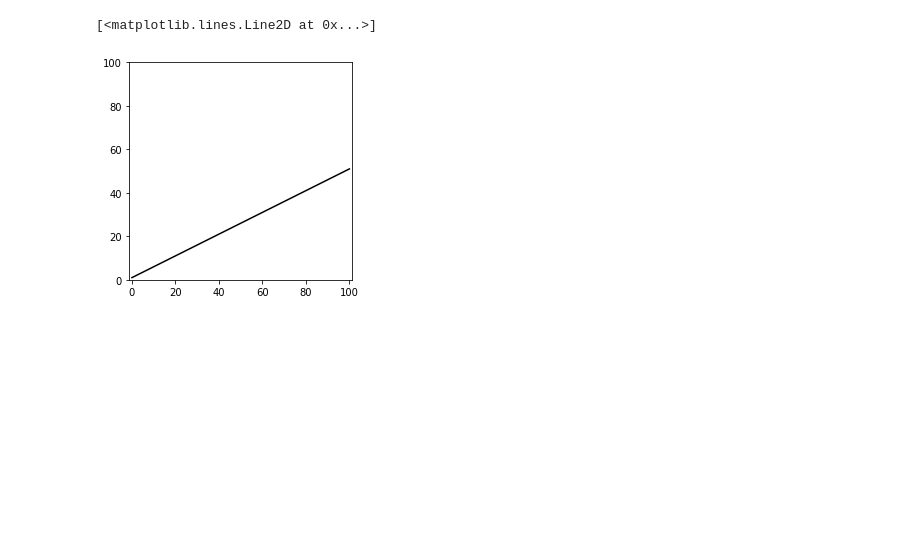
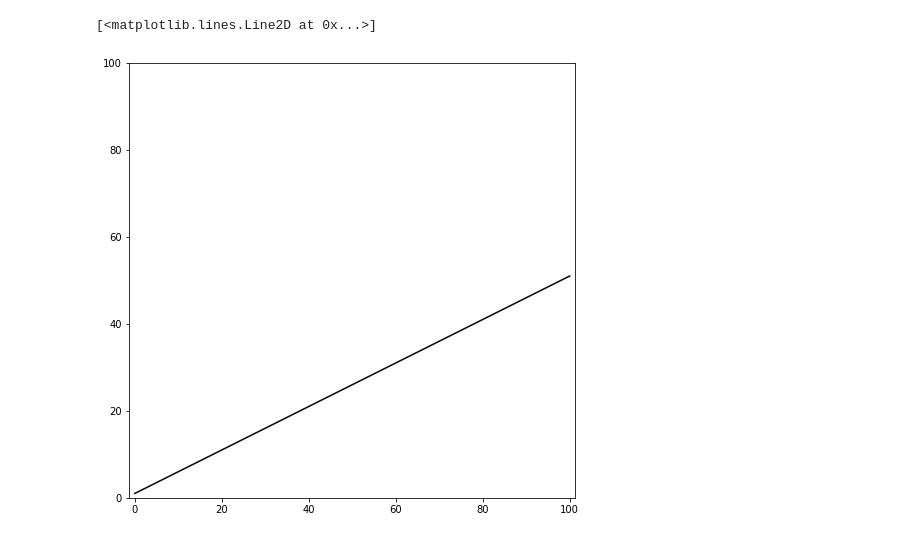
Before and after one commit to vcg-uvic/csc205, a Jupyter notebook: notebooks/lecture-04-drawing-a-line-part1.ipynb, the cells around one changed output. Saved outputs shown, nothing was run; the diff lists cells and outputs as text; code cells hidden in the pictures; blank space fills up the shorter version.

```diff
--- a/notebooks/lecture-04-drawing-a-line-part1.ipynb
+++ b/notebooks/lecture-04-drawing-a-line-part1.ipynb
@@ -8,17 +8,17 @@ from matplotlib import pyplot as plt
 # %%
 # This is a function to plot images using something called the matplotlib.
 # No need to understand it, just to show you how it works!
 x = np.linspace(0,100,100)
 
 fig = plt.figure()
 plt.axis("equal")
 plt.axis([0, 100, 0, 100])
-fig.set_size_inches(4, 4)
+fig.set_size_inches(8, 8)
 
 plt.plot(x, 0.5*x + 1, 'k')
 # %% [output]
 [<matplotlib.lines.Line2D at 0x...>]
-[figure, old version]
+[figure, new version]
 # %%
 N = 100
 
```
Also changed, not shown: parts of 5 cells of this notebook, 2 other files.
